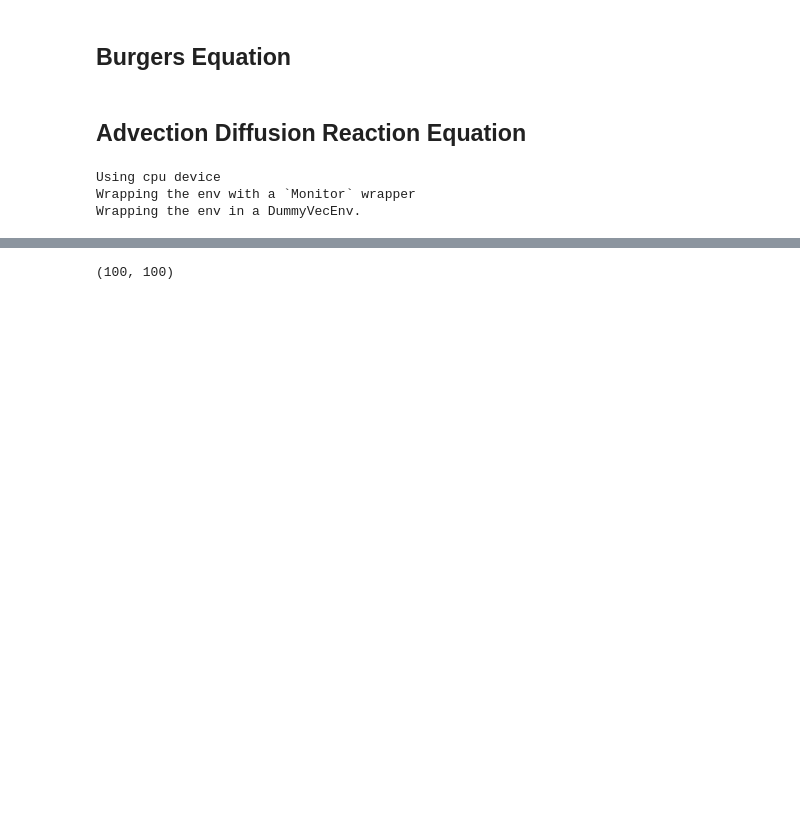
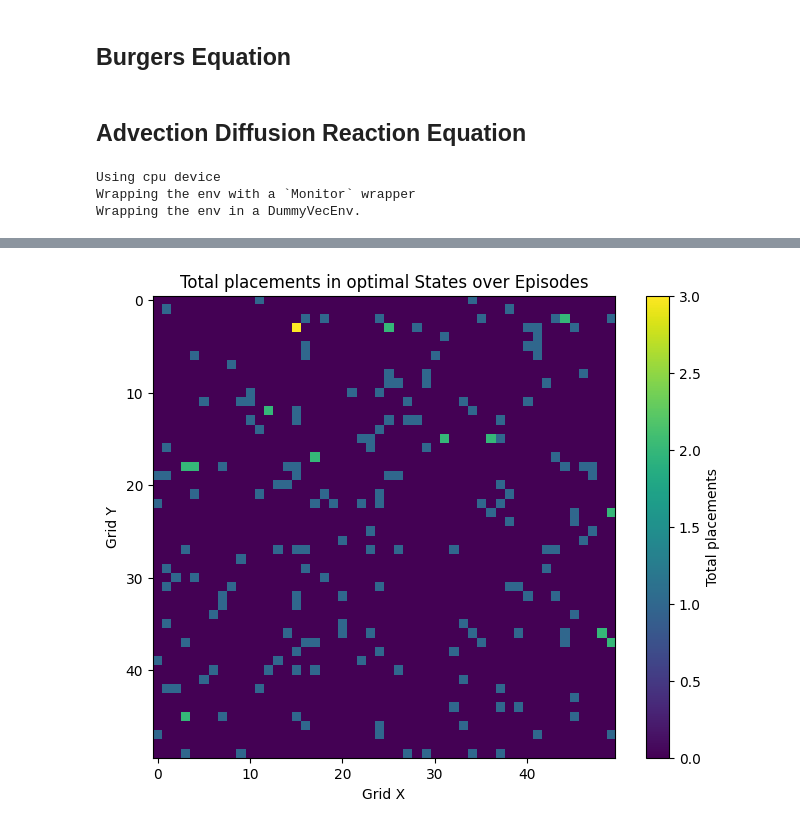
Before and after one commit to apoorv-s/Optimal-Experimental-Design-using-RL, a Jupyter notebook: DQNTests.ipynb, the cells around one changed output, grey strips where cells are left out. Cells and saved outputs as stored; diff of their text form; code cells hidden in the pictures; blank space fills up the shorter version.

```diff
--- a/DQNTests.ipynb
+++ b/DQNTests.ipynb
@@ -81,6 +150,16 @@ plt.colorbar()
 # %%
-pde_field = adr_dqn.env.pde_field
+# Compute sum of optimal_states over all episodes
+# Assumes that each info["optimal_states"] is a numpy array of the same shape
+optimal_states_stack = np.array(adr_optimal_states_all)
+mean_optimal_states = np.sum(optimal_states_stack, axis=0)
+
+# Plot grid of mean optimal_states
+plt.figure(figsize=(8, 6))
+plt.imshow(mean_optimal_states, cmap='viridis', interpolation='nearest')
+plt.title('Total placements in optimal States over Episodes')
+plt.colorbar(label='Total placements')
+plt.xlabel('Grid X')
+plt.ylabel('Grid Y')
+plt.show()
+# %% [output]
+[figure, added]
-# %%
-pde_field[:, :, 0]
-# %% [output]
-(100, 100)
```
Also changed, not shown: parts of 17 cells of this notebook, 6 other files.
